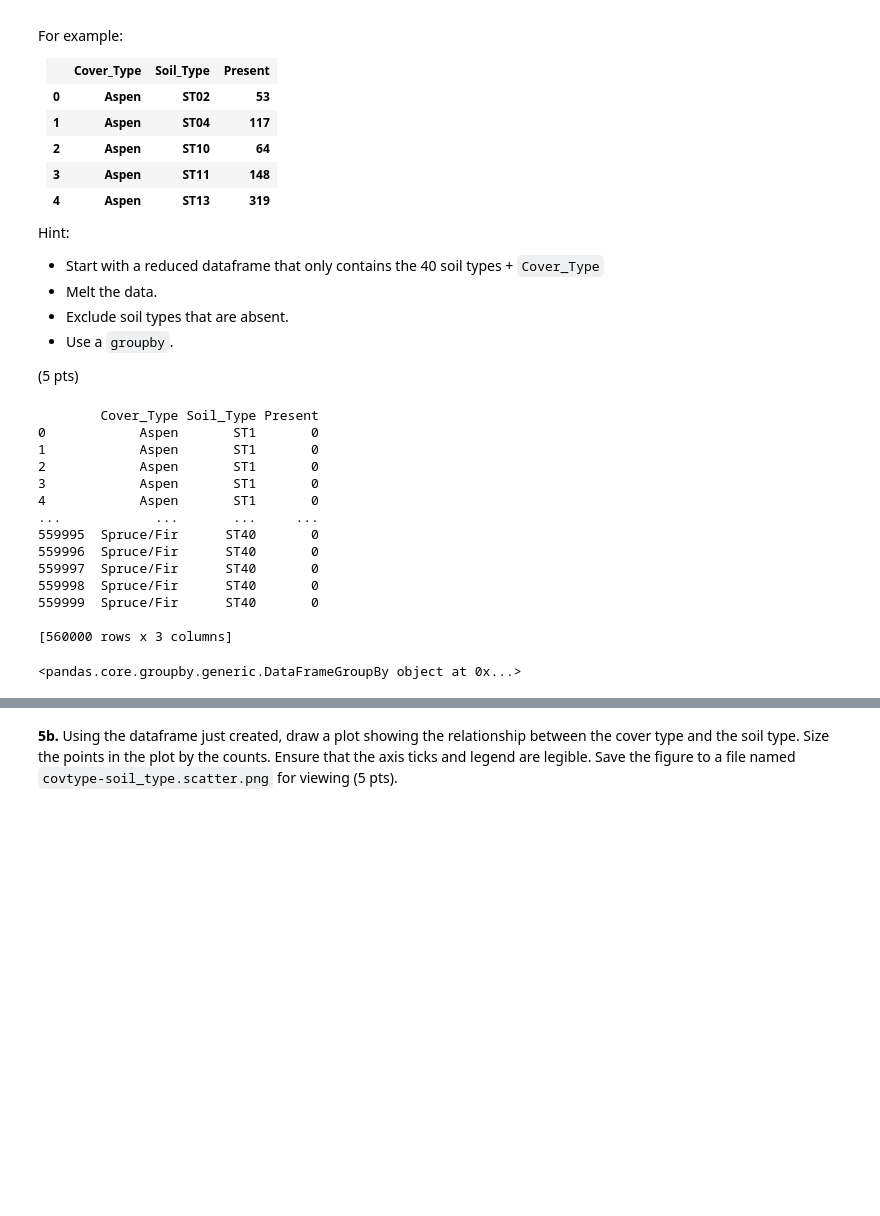
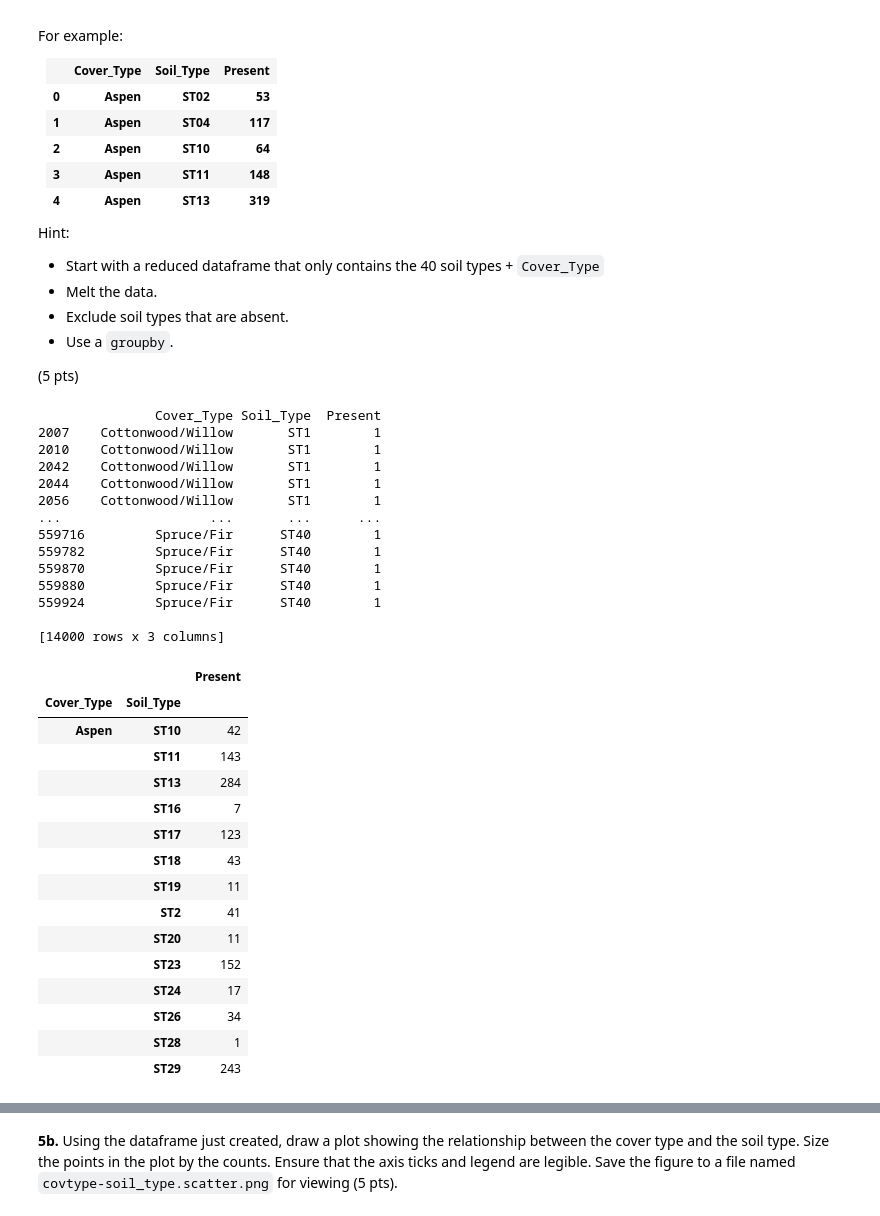
Before and after one commit to edomsic/Data-Analytics-With-Python, a Jupyter notebook: Module2-Data_Analytics/project/P02-Unit_Project.ipynb, the cells around one changed output, grey strips where cells are left out. Saved outputs shown, nothing was run; the diff lists cells and outputs as text; code cells hidden in the pictures; blank space fills up the shorter version.

```diff
--- a/Module2-Data_Analytics/project/P02-Unit_Project.ipynb
+++ b/Module2-Data_Analytics/project/P02-Unit_Project.ipynb
@@ -423,40 +423,61 @@ Hint:
 # %%
 data2.columns
 
 data2_reduced = data2[['ST1', 'ST2', 'ST3', 'ST4', 'ST5', 'ST6', 'ST7', 'ST8', 'ST9', 'ST10',
                       'ST11', 'ST12', 'ST13', 'ST14', 'ST15', 'ST16', 'ST17', 'ST18', 'ST19',
                       'ST20', 'ST21', 'ST22', 'ST23', 'ST24', 'ST25', 'ST26', 'ST27', 'ST28',
                      'ST29', 'ST30', 'ST31', 'ST32', 'ST33', 'ST34', 'ST35', 'ST36', 'ST37',
                       'ST38', 'ST39', 'ST40', 'Cover_Type']]
 
 data2_reduced
 
-
 # melt the DataFrame
 melted_df = data2_reduced.melt(id_vars=["Cover_Type"], var_name="Soil_Type", value_name='Present')
+melted_df.head(10)
 
-print(melted_df)
+#Need to change Present to numeric
+melted_df["Present"] = pd.to_numeric(melted_df["Present"])
 
-#Remov 0's
 
-#Group
 
-grouped_df = melted_df.groupby(by=["Cover_Type"])
+#remove entrys with 0
 
-grouped_df
+new_df = melted_df.loc[melted_df["Present"] != 0]
+
+print(new_df)
+
+# groupby using the Cover_Type and Soil_Type to get a count.
+grouped_df = new_df.groupby(["Cover_Type", "Soil_Type"]).sum()
+
+grouped_df.head(14)
 # %% [output]
-        Cover_Type Soil_Type Present
-0            Aspen       ST1       0
-1            Aspen       ST1       0
-2            Aspen       ST1       0
-3            Aspen       ST1       0
-4            Aspen       ST1       0
-...            ...       ...     ...
-559995  Spruce/Fir      ST40       0
-559996  Spruce/Fir      ST40       0
-559997  Spruce/Fir      ST40       0
-559998  Spruce/Fir      ST40       0
-559999  Spruce/Fir      ST40       0
+               Cover_Type Soil_Type  Present
+2007    Cottonwood/Willow       ST1        1
+2010    Cottonwood/Willow       ST1        1
+2042    Cottonwood/Willow       ST1        1
+2044    Cottonwood/Willow       ST1        1
+2056    Cottonwood/Willow       ST1        1
+...                   ...       ...      ...
+559716         Spruce/Fir      ST40        1
+559782         Spruce/Fir      ST40        1
+559870         Spruce/Fir      ST40        1
+559880         Spruce/Fir      ST40        1
+559924         Spruce/Fir      ST40        1
 
-[560000 rows x 3 columns]
+[14000 rows x 3 columns]
-<pandas.core.groupby.generic.DataFrameGroupBy object at 0x...>
+|  |  | Present |
+| Cover_Type | Soil_Type |  |
+| Aspen | ST10 | 42 |
+|  | ST11 | 143 |
+|  | ST13 | 284 |
+|  | ST16 | 7 |
+|  | ST17 | 123 |
+|  | ST18 | 43 |
+|  | ST19 | 11 |
+|  | ST2 | 41 |
+|  | ST20 | 11 |
+|  | ST23 | 152 |
+|  | ST24 | 17 |
+|  | ST26 | 34 |
+|  | ST28 | 1 |
+|  | ST29 | 243 |
```
Also changed, not shown: parts of 4 cells of this notebook.
